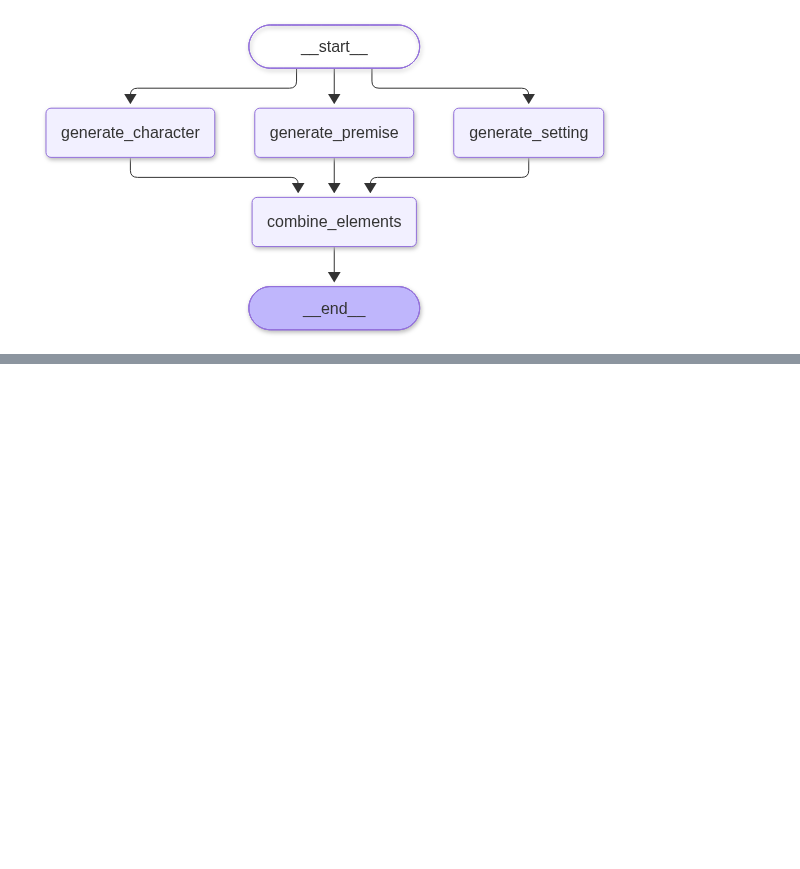
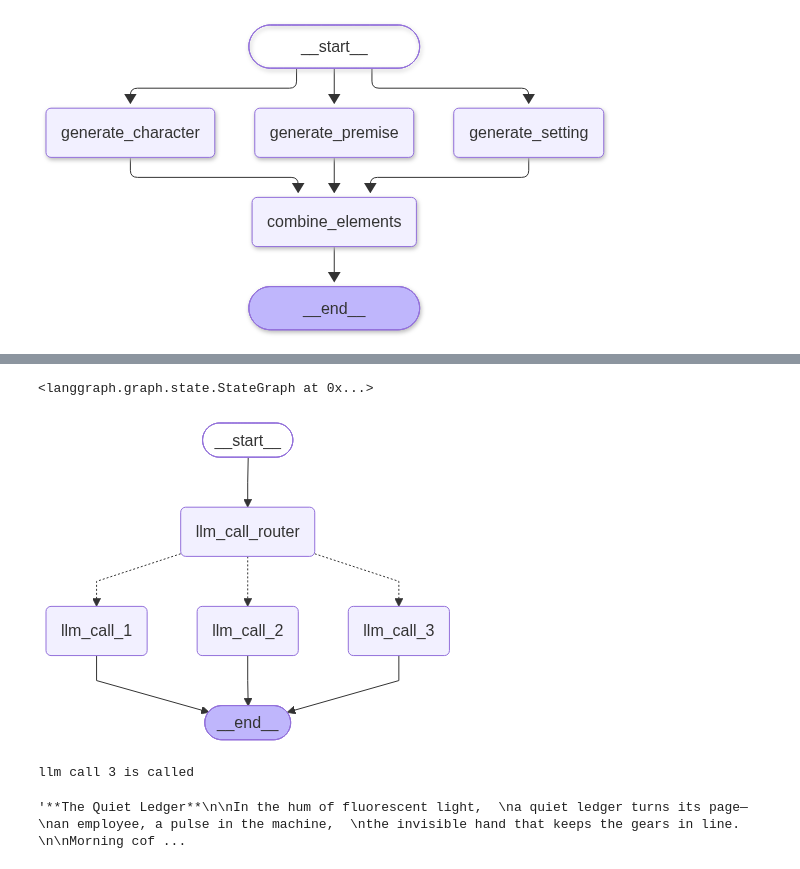
Before and after one commit to MohitPayasi/generative-ai-and-agents, a Jupyter notebook: langchain_langgraph/section_14/prompt_chaining.ipynb, the cells around one changed output, grey strips where cells are left out. Cells and saved outputs as stored; diff of their text form; code cells hidden in the pictures; blank space fills up the shorter version.

Commit message:
feat: add prompt chaining notebook for langchain and langgraph tutorial

```diff
--- a/langchain_langgraph/section_14/prompt_chaining.ipynb
+++ b/langchain_langgraph/section_14/prompt_chaining.ipynb
@@ -143,0 +164,12 @@ graph.compile()
+# %%
+
+# schema for structured output to use as routing logic
+class Route(BaseModel):
+    step:Literal["poem",'story','joke']=Field(description='The next step in the routing process')
+
+router= llm_1.with_structured_output(Route)
+
+class State(TypedDict):
+    input:str
+    decision:str
+    output:str
@@ -143,0 +203,38 @@ graph.compile()
+# %%
+def route_decision(state:State):
+    if state['decision']=='story':
+        return 'llm_call_1'
+    elif state['decision']=='joke':
+        return 'llm_call_2'
+    elif state['decision']=='poem':
+        return 'llm_call_3'
+# %%
+graph= StateGraph(State)
+
+graph.add_node('llm_call_1',llm_call_1)
+graph.add_node('llm_call_2',llm_call_2)
+graph.add_node('llm_call_3',llm_call_3)
+graph.add_node('llm_call_router',llm_call_router)
+
+graph.add_edge(START,'llm_call_router')
+graph.add_conditional_edges('llm_call_router',
+route_decision,{
+
+    'llm_call_1':'llm_call_1',
+    'llm_call_2':'llm_call_2',
+    'llm_call_3':'llm_call_3'
+})
+graph.add_edge("llm_call_1",END)
+graph.add_edge("llm_call_2",END)
+graph.add_edge("llm_call_3",END)
+# %% [output]
+<langgraph.graph.state.StateGraph at 0x...>
+# %%
+graph.compile()
+# %% [output]
+[figure, added]
+# %%
+graph.compile().invoke({'input':'write poem about employee'})['output']
+# %% [output]
+llm call 3 is called
+'**The Quiet Ledger**\n\nIn the hum of fluorescent light,  \na quiet ledger turns its page—  \nan employee, a pulse in the machine,  \nthe invisible hand that keeps the gears in line.  \n\nMorning cof ...
```
Also changed, not shown: parts of 8 cells of this notebook.
